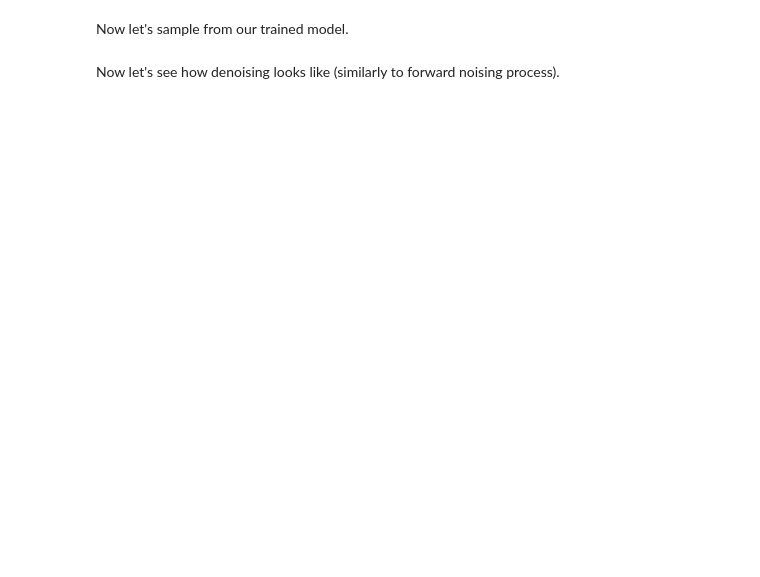
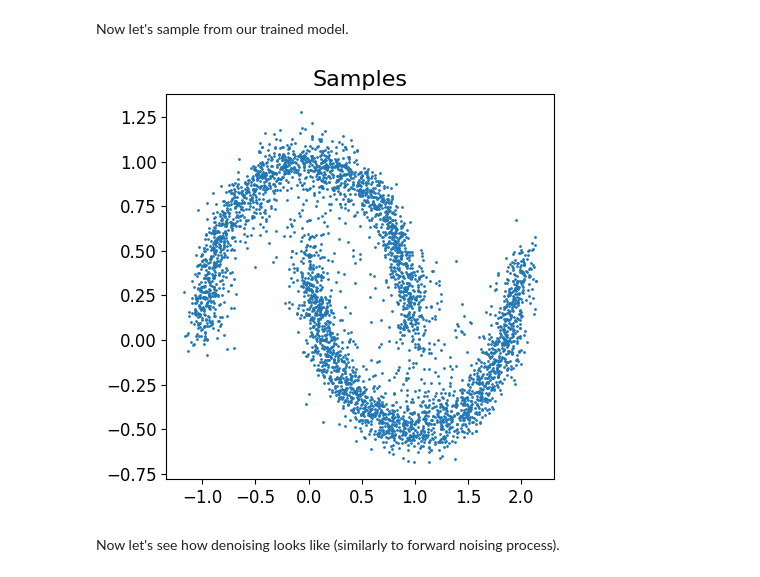
Before and after one commit to ler1223/education-2023-DGM-MIPT-course-, a Jupyter notebook: completedHW/hw6c.ipynb, the cells around one changed output. Saved outputs shown, nothing was run; the diff lists cells and outputs as text; code cells hidden in the pictures; blank space fills up the shorter version.

```diff
--- a/completedHW/hw6c.ipynb
+++ b/completedHW/hw6c.ipynb
@@ -343,7 +347,7 @@ class ReverseDiffusion(BaseDiffusion):
         # ====
         # your code
         # calculate variance of the distribution q(x_{t-1} | x_t, x_0) mean (use equation (5))
-        variance =
+        variance = (1 - self.alphas_cumprod_prev) / (1 - self.alphas_cumprod) * self.betas
         # ====
         # first value is zero, futher we will take log of this expression, so we will replace first value by the second value.
         self.variance_clipped = torch.cat([variance[1:2], variance[1:]], dim=0)
@@ -351,22 +355,25 @@ class ReverseDiffusion(BaseDiffusion):
         # ====
         # your code
         # calculate coefficients of the distribution q(x_{t-1} | x_t, x_0) mean (use equation (4))
-        self.xt_coef =
-        self.x0_coef =
+        self.xt_coef = self.alphas.sqrt() * (1 - self.alphas_cumprod_prev) / (1 - self.alphas_cumprod)
+        self.x0_coef = self.alphas_cumprod_prev.sqrt() * self.betas / (1 - self.alphas_cumprod)
         # ====
 
     def get_x0(self, xt, eps, t):
         # ====
         # your code
         # get x_0 (use equation (6))
+        x0 = (xt - (1 - self.alphas_cumprod[t]).sqrt() * eps) / self.alphas_cumprod[t].sqrt()
         # ====
+        x0 = torch.clamp(x0, -1.0, 1.0)
         return x0
 
     def get_mean_variance(self, xt, eps, t):
         # ====
         # your code
         # get mean and variance of the distribution q(x_{t-1} | x_t, x_0) mean (use equations (4) and (5))
-
+        mean = self.xt_coef[t] * xt + self.x0_coef[t] * self.get_x0(xt=xt, eps=eps, t=t)
+        variance = self.variance_clipped[t] * torch.ones_like(xt)
         # ====
         return mean, variance
 
@@ -378,19 +385,20 @@ class ReverseDiffusion(BaseDiffusion):
         nonzero_mask = torch.ones_like(t)  # to not add any noise while predicting x0
         nonzero_mask[t == 0] = 0
         nonzero_mask = _extract_into_tensor(
-            nonzero_mask, torch.arange(nonzero_mask.shape[0]), xt.shape
+            nonzero_mask.view(-1), torch.arange(nonzero_mask.shape[0]), xt.shape
         )
         nonzero_mask = nonzero_mask.to(xt.device)
         sample = mean + nonzero_mask * variance.sqrt() * noise
+
         return sample.float()
 
 
 def test_reverse_diffusion():
-    rdiff = ReverseDiffusion(num_timesteps=100)
+    rdiff = ReverseDiffusion(num_timesteps=100, device="cpu")
     SHAPE = [2, 20]
     xt = torch.ones(SHAPE)
     eps = torch.ones(SHAPE)
-    t = torch.ones((2,)).long() * 5
+    t = torch.ones((2, 1)).long() * 5
 
     x0 = rdiff.get_x0(xt=xt, eps=eps, t=t)
     assert list(x0.shape) == SHAPE
@@ -402,6 +410,7 @@ def test_reverse_diffusion():
     assert np.allclose(mean.numpy(), np.ones(SHAPE) * 0.9467155)
     assert np.allclose(variance.numpy(), np.ones(SHAPE) * 0.007709955)
 
+
     x = rdiff.get_samples(xt, eps, t)
     assert list(x.shape) == SHAPE
 
@@ -494,27 +503,29 @@ class DDPM(nn.Module):
         indices = list(range(self.num_timesteps))[::-1]
 
         for i in tqdm(indices):
-            t = torch.tensor([i] * num_samples, device=x.device)
+            t = torch.tensor([i] * num_samples, device=self.device)
             with torch.no_grad():
                 # ====
                 # your code
                 # 1) get epsilon from the model
                 # 2) sample from the reverse diffusion
-
+                eps = self.model(x, t)
+                x = self.reverse_diffusion.get_samples(x, eps, t.unsqueeze(1))
                 # ====
         return x
 
     def train_loss(self, x0):
         if self.shape is None:
             self.shape = list(x0.shape)[1:]
-        t = torch.randint(0, self.num_timesteps, size=(x0.size(0),), device=x0.device)
+        t = torch.randint(0, self.num_timesteps, size=(x0.size(0),), device=self.device)
         noise = torch.randn_like(x0)
 
         # ====
         # your code
         # 1) get x_t
         # 2) get epsilon from the model
-
+        x_t = self.forward_diffusion.get_samples(x0, t.unsqueeze(1), noise)
+        eps = self.model(x_t, t)
         # ====
         loss = F.mse_loss(eps, noise)
         return loss
@@ -604,9 +633,11 @@ train_model(
 # %% [markdown]
 Now let's sample from our trained model.
 # %%
-samples = ddpm.sample(num_samples=5000).cpu()
+samples = ddpm.sample(num_samples=4000).cpu()
 
 visualize_2d_samples(samples, title="Samples")
+# %% [output]
+[figure, added]
 # %% [markdown]
 Now let's see how denoising looks like (similarly to forward noising process).
 # %%
```
Also changed, not shown: parts of 13 cells of this notebook.
